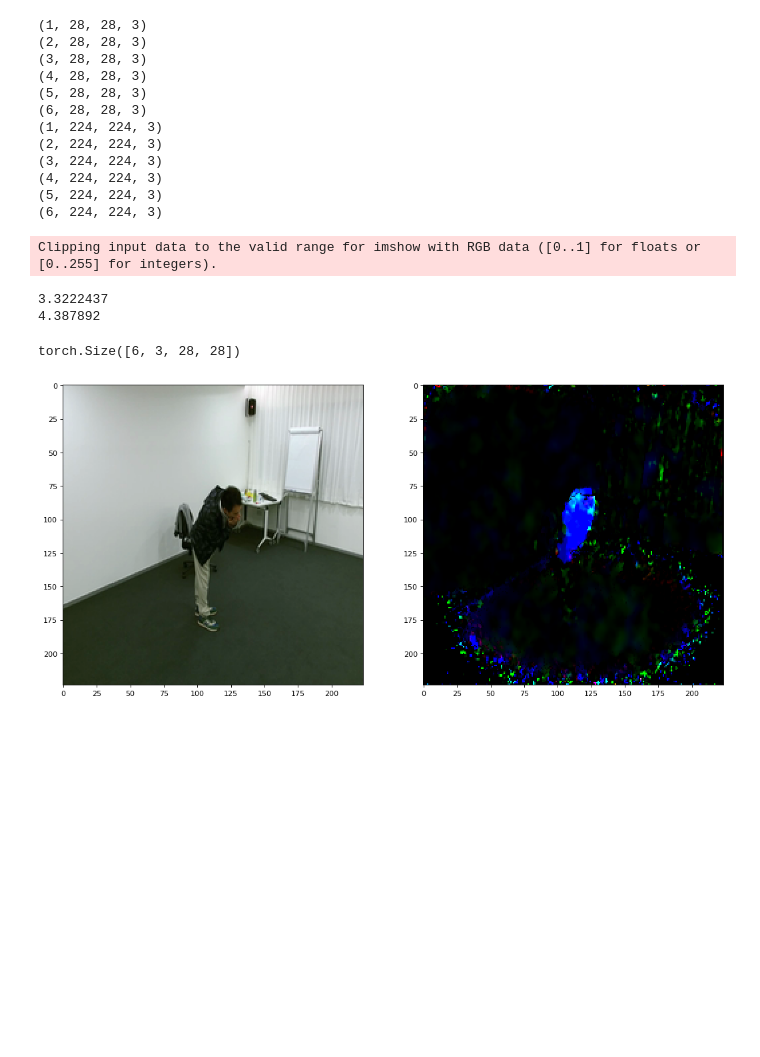
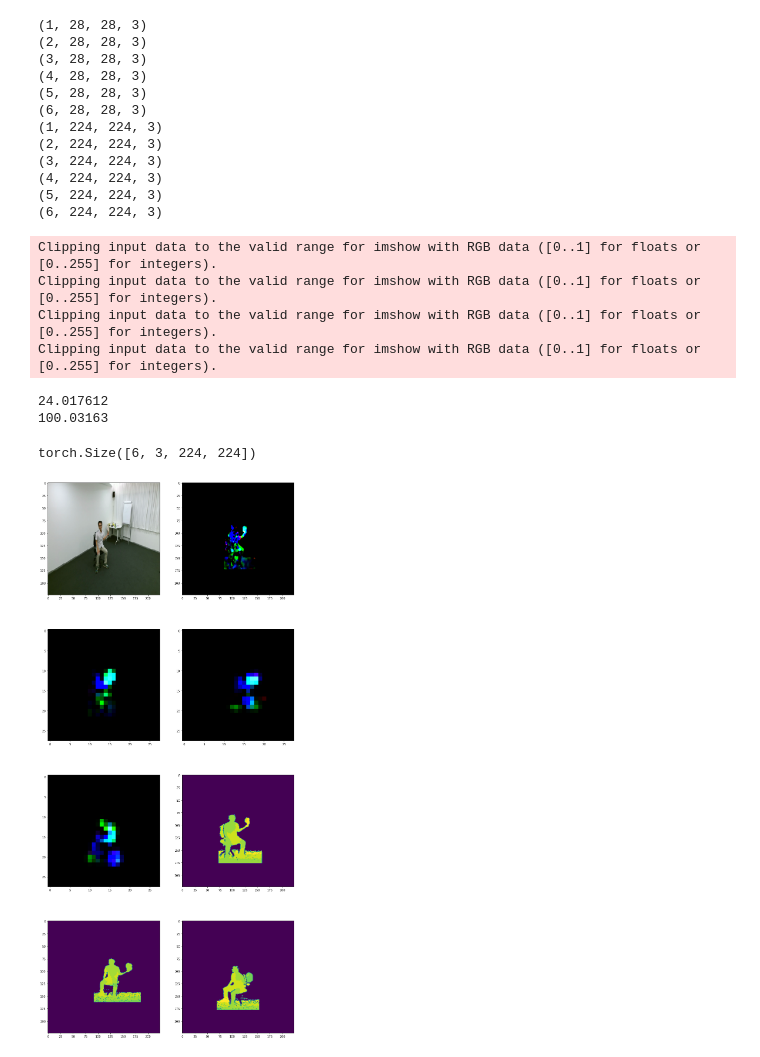
Before and after one commit to saliknadeem/VIAR, a Jupyter notebook: check_data_proper.ipynb, the cells around one changed output. Cells and saved outputs as stored; diff of their text form; code cells hidden in the pictures; blank space fills up the shorter version.

```diff
--- a/check_data_proper.ipynb
+++ b/check_data_proper.ipynb
@@ -56,20 +61,19 @@ class arg():
 args = arg()
 
 margs = {}
-margs['json_file'] = os.path.join(args.ntu_dir, 'ntu_rgbd_videonames.min.json')
+margs['json_file'] = os.path.join(args.ntu_dir, 'ntu_rgbd_videonames_reduced_all.json')
 margs['label_file'] = os.path.join(args.ntu_dir, 'ntu_rgbd_action_labels.txt')
 margs['flow_h5_dir'] = os.path.join(args.ntu_dir, 'Extracted3DFlowH5')
 margs['rgb_h5_dir'] = os.path.join(args.ntu_dir, 'nturgb+d_rgb_pngs_320x240_lanczos_h5')
 margs['depth_h5_dir'] = os.path.join(args.ntu_dir, 'MaskedDepthMaps_320x240_h5')
 margs['flow_sm_h5_dir'] = os.path.join(args.ntu_dir, 'Extracted3DFlowH5_smm')
 
-train_loader, train_dataset = NTURGBDwithFlowLoader(
+train_loader, train_dataset = NTURGBDwithFlowLoaderCS(
     json_file=margs['json_file'],
     label_file=margs['label_file'],
     rgb_h5_dir=margs['rgb_h5_dir'],
     depth_h5_dir=margs['depth_h5_dir'],
     flow_h5_dir=margs['flow_h5_dir'],
-    flow_sm_h5_dir=margs['flow_sm_h5_dir'],
     target_length=args.target_length,
     subset='train',
     visual_transform=args.visual_transform,
@@ -86,7 +90,7 @@ NTURGBDwithFlow is initialized. (Subset: train, Length: 506727)
 #sample = train_dataset[28130]
 # %%
 #sample = train_dataset.__getitem__(16534)
-sample = train_dataset[23234]
+sample = train_dataset[22229]
 rgb = sample ['rgbs']
 depth = sample ['depths']
 depthother = sample ['otherview_depths']
@@ -100,6 +104,8 @@ print("flow=\t\t",flow.shape)
 print("flowActual=\t",flowActual.shape)
 print("flowother=\t",flowother.shape)
 print("flowother2=\t",flowother2.shape)
+print("depth=\t\t",depth.shape)
+print("depthother=\t",depthother.shape)
 # %% [output]
 flow=            torch.Size([6, 3, 28, 28])
 flowActual=      torch.Size([6, 3, 224, 224])
@@ -114,6 +122,8 @@ flows = []
 flowso = []
 flowso2 = []
 flowsActual = []
+
+multiplier = 10
 for x,image in enumerate(rgb):
     images.append( cv2.cvtColor(image.numpy().transpose(1, 2, 0), cv2.COLOR_BGR2RGB) )
     #print(image.shape)
@@ -131,15 +141,15 @@ for x,image in enumerate(depthother2):
     #print(image.shape)
 for x,image in enumerate(flowother):
     #print(image.shape)
-    flowso.append( image.numpy().transpose(1, 2, 0)*1000 )
+    flowso.append( image.numpy().transpose(1, 2, 0)*multiplier )
     #print(image.shape)
 for x,image in enumerate(flowother2):
     #print(image.shape)
-    flowso2.append( image.numpy().transpose(1, 2, 0)*1000 )
+    flowso2.append( image.numpy().transpose(1, 2, 0)*multiplier )
     #print(image.shape)
 for x,image in enumerate(flow):
     #print(image.shape)
-    flows.append( image.numpy().transpose(1, 2, 0)*1000 )
+    flows.append( image.numpy().transpose(1, 2, 0)*multiplier )
     print(np.shape(flows))
 
 for x,image in enumerate(flowActual):
@@ -151,7 +161,7 @@ for x,image in enumerate(flowActual):
     #image2 = resize(image, (3,28, 28))
     #flowsActual.append( image2.transpose(1, 2, 0)1000 )
     #print(image2.shape)
-    flowsActual.append( image.numpy().transpose(1, 2, 0)*1 )
+    flowsActual.append( image.numpy().transpose(1, 2, 0)*multiplier )
     print(np.shape(flowsActual))
 # %% [output]
 (1, 28, 28, 3)
@@ -169,28 +179,40 @@ for x,image in enumerate(flowActual):
 # %%
 #print(np.shape(depths))
 
-figure, axes = plt.subplots(nrows=1, ncols=2,figsize=(16, 10), dpi=80)
+figure, axes = plt.subplots(nrows=4, ncols=2,figsize=(15, 35))
 
-axes[0].imshow(images[1])
+axes[0][0].imshow(images[1])
 #axes[0].imshow(flows[1])
-axes[1].imshow(flowsActual[1])
-#axes[2].imshow(flowso[1])
-#axes[3].imshow(flowso2[1])
+axes[0][1].imshow(flowsActual[1])
+axes[1][0].imshow(flows[1])
+axes[1][1].imshow(flowso[1])
+
+axes[2][0].imshow(flowso2[1])
+
+axes[2][1].imshow(depths[1])
+axes[3][0].imshow(depthso[1])
+axes[3][1].imshow(depthso2[1])
+
+
+
 
 print(flows[0].max())
 print(flowsActual[0].max())
 
 
 '''for f in flows:
     for g in f:
         print(g)'''
 
 
-np.shape(flow)
+np.shape(flowActual)
 # %% [output]
 Clipping input data to the valid range for imshow with RGB data ([0..1] for floats or [0..255] for integers).
+Clipping input data to the valid range for imshow with RGB data ([0..1] for floats or [0..255] for integers).
+Clipping input data to the valid range for imshow with RGB data ([0..1] for floats or [0..255] for integers).
+Clipping input data to the valid range for imshow with RGB data ([0..1] for floats or [0..255] for integers).
-3.3222437
-4.387892
+24.017612
+100.03163
-torch.Size([6, 3, 28, 28])
+torch.Size([6, 3, 224, 224])
-[figure, old version]
+[figure, new version]
 # %%
```
Also changed, not shown: parts of 21 cells of this notebook, 8 other files.
